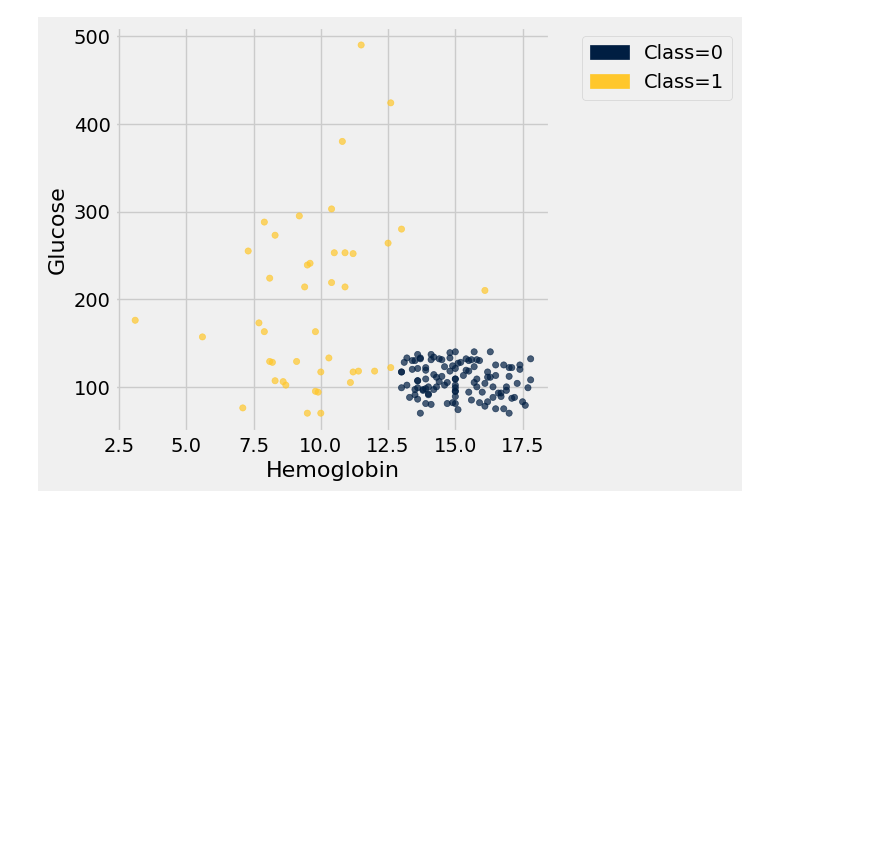
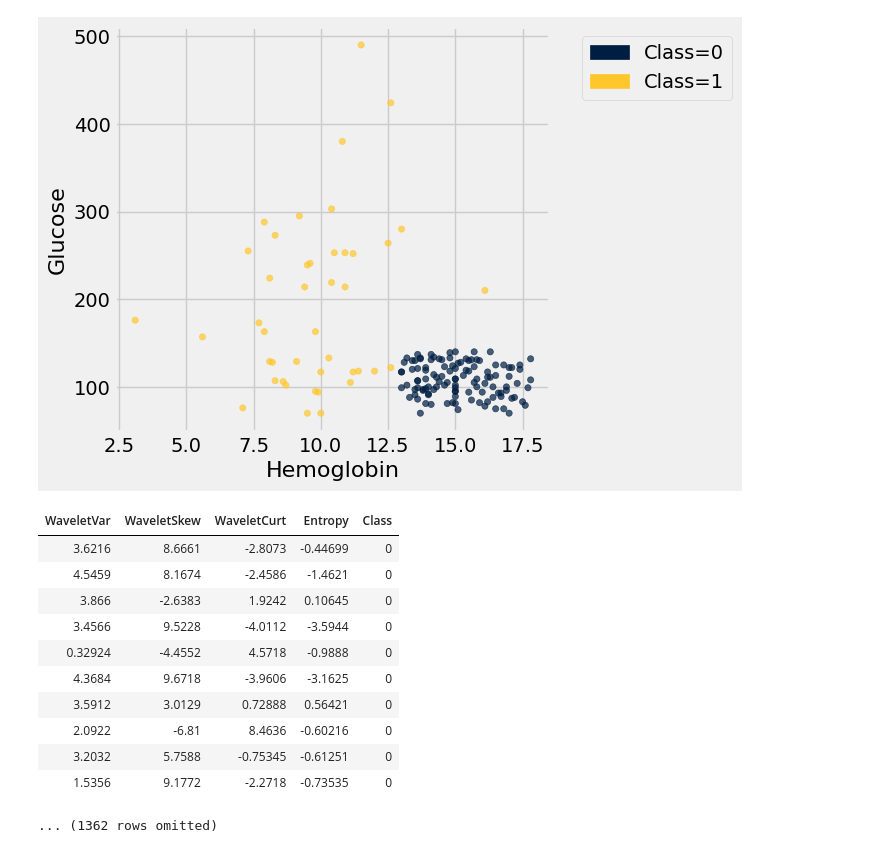
Before and after one commit to ciretorres/python, a Jupyter notebook: data8.3x/week4/sec08_classification.ipynb, the cells around one changed output. Cells and saved outputs as stored; diff of their text form; code cells hidden in the pictures; blank space fills up the shorter version.

```diff
--- a/data8.3x/week4/sec08_classification.ipynb
+++ b/data8.3x/week4/sec08_classification.ipynb
@@ -31,3 +31,19 @@ ckd.scatter('White Blood Cell Count', 'Glucose', group='Class')
 ckd.scatter('Hemoglobin', 'Glucose', group='Class')
 # %% [output]
 [figure]
+# %%
+banknotes = Table.read_table('https://raw.githubusercontent.com/data-8/textbook/main/assets/data/banknote.csv')
+banknotes
+# %% [output]
+| WaveletVar | WaveletSkew | WaveletCurt | Entropy | Class |
+| 3.6216 | 8.6661 | -2.8073 | -0.44699 | 0 |
+| 4.5459 | 8.1674 | -2.4586 | -1.4621 | 0 |
+| 3.866 | -2.6383 | 1.9242 | 0.10645 | 0 |
+| 3.4566 | 9.5228 | -4.0112 | -3.5944 | 0 |
+| 0.32924 | -4.4552 | 4.5718 | -0.9888 | 0 |
+| 4.3684 | 9.6718 | -3.9606 | -3.1625 | 0 |
+| 3.5912 | 3.0129 | 0.72888 | 0.56421 | 0 |
+| 2.0922 | -6.81 | 8.4636 | -0.60216 | 0 |
+| 3.2032 | 5.7588 | -0.75345 | -0.61251 | 0 |
+| 1.5356 | 9.1772 | -2.2718 | -0.73535 | 0 |
+... (1362 rows omitted)
```
Also changed, not shown: parts of 3 cells of this notebook.
